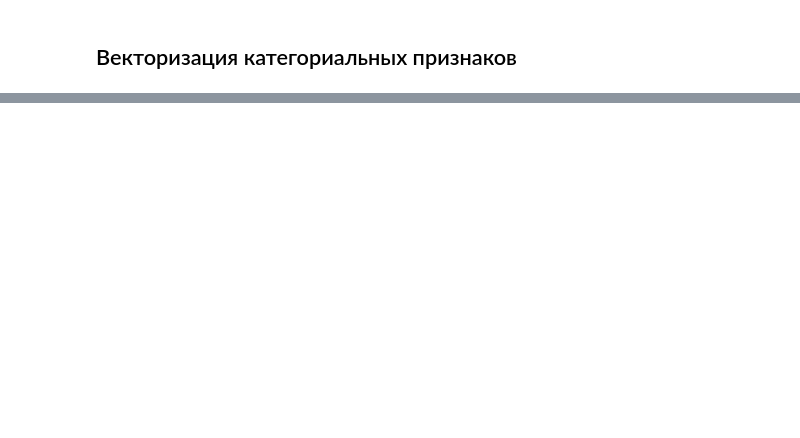
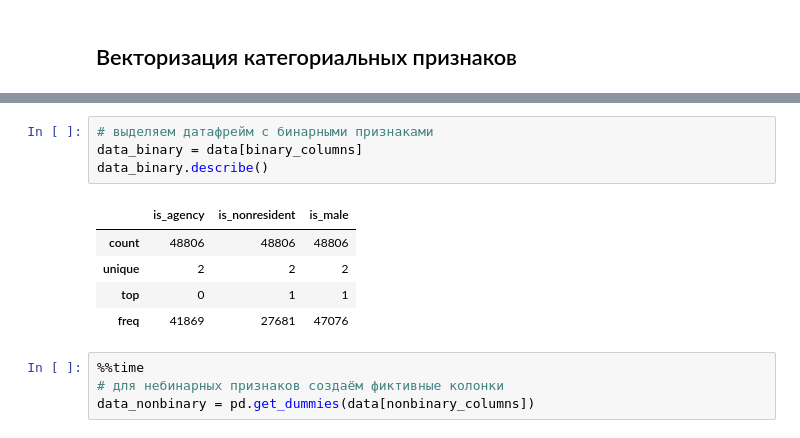
Before and after one commit to Metafiz/recruitment, a Jupyter notebook: baseline.ipynb, the cells around one changed output, grey strips where cells are left out. Saved outputs shown, nothing was run; the diff lists cells and outputs as text; blank space fills up the shorter version.

```diff
--- a/baseline.ipynb
+++ b/baseline.ipynb
@@ -523,0 +567,14 @@ print(binary_columns, nonbinary_columns)
+# %%
+# выделяем датафрейм с бинарными признаками
+data_binary = data[binary_columns]
+data_binary.describe()
+# %% [output]
+|  | is_agency | is_nonresident | is_male |
+| count | 48806 | 48806 | 48806 |
+| unique | 2 | 2 | 2 |
+| top | 0 | 1 | 1 |
+| freq | 41869 | 27681 | 47076 |
+# %%
+%%time
+# для небинарных признаков создаём фиктивные колонки
+data_nonbinary = pd.get_dummies(data[nonbinary_columns])
```
Also changed, not shown: parts of 46 cells of this notebook.
